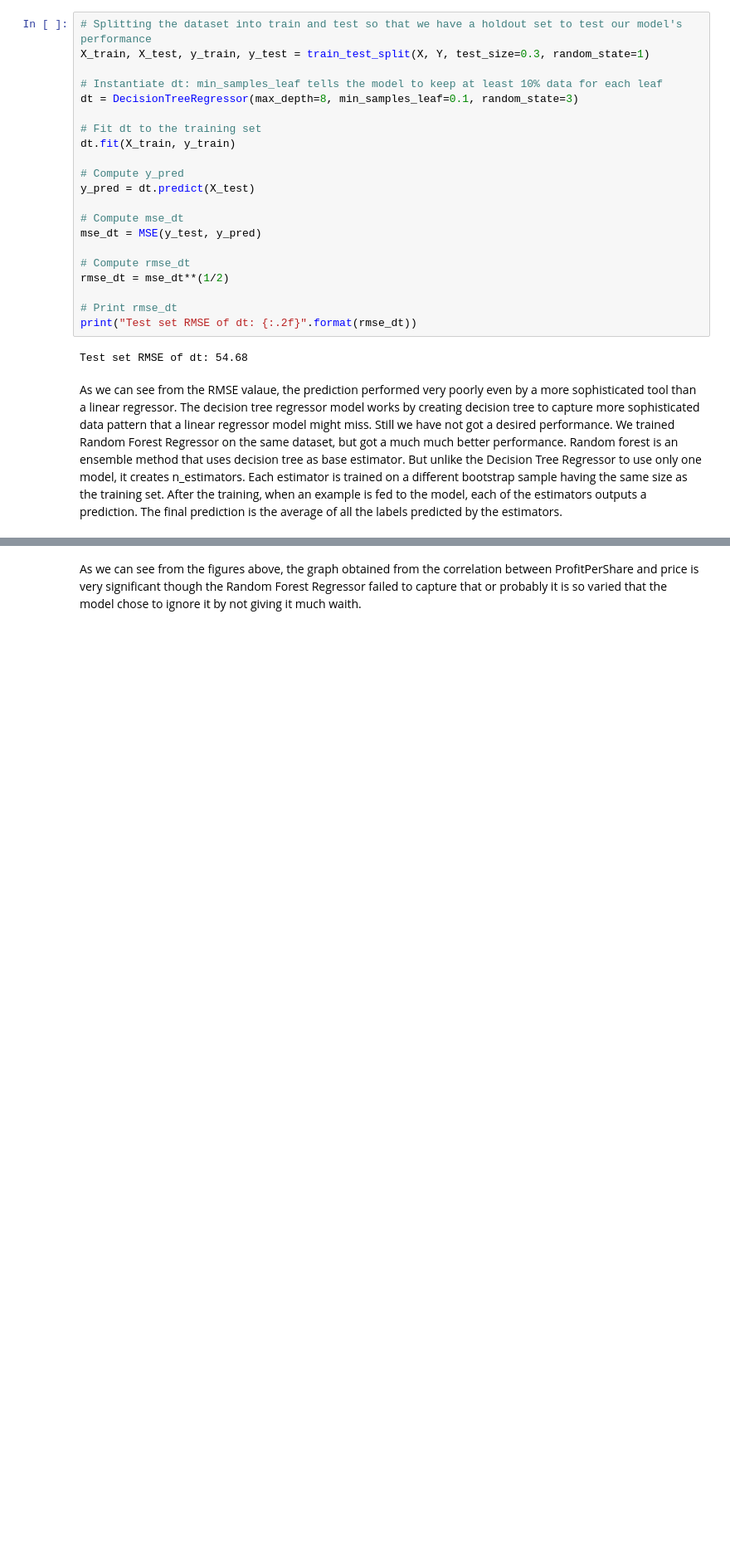
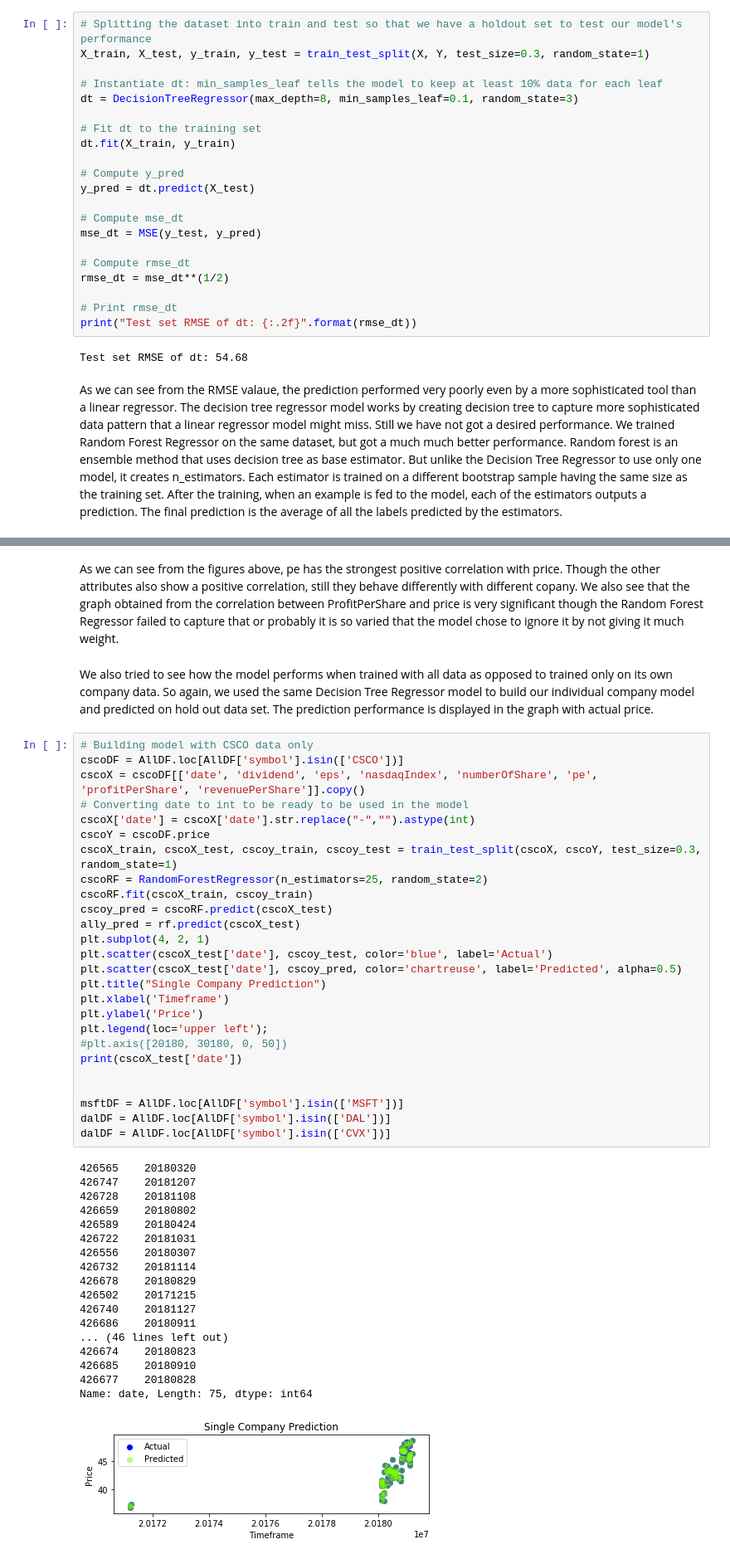
Before and after one commit to breindy/SafeTrade, a Jupyter notebook: PredictionModel/FinalReport.ipynb, the cells around one changed output, grey strips where cells are left out. Shown at 83% size. Drawn from its saved outputs; the diff is of its cells as text; blank space fills up the shorter version.

```diff
--- a/PredictionModel/FinalReport.ipynb
+++ b/PredictionModel/FinalReport.ipynb
@@ -218,5 +233,52 @@ Populating the interactive namespace from numpy and matplotlib
 # %% [markdown]
-As we can see from the figures above, the graph obtained from the correlation between ProfitPerShare and price is very significant though the Random Forest Regressor failed to capture that or probably it is so varied that the model chose to ignore it by not giving it much waith.
+As we can see from the figures above, pe has the strongest positive correlation with price. Though the other attributes also show a positive correlation, still they behave differently with different copany. We also see that the graph obtained from the correlation between ProfitPerShare and price is very significant though the Random Forest Regressor failed to capture that or probably it is so varied that the model chose to ignore it by not giving it much weight.
+# %% [markdown]
+We also tried to see how the model performs when trained with all data as opposed to trained only on its own company data. So again, we used the same Decision Tree Regressor model to build our individual company model and predicted on hold out data set. The prediction performance is displayed in the graph with actual price.
+# %%
+# Building model with CSCO data only
+cscoDF = AllDF.loc[AllDF['symbol'].isin(['CSCO'])]
+cscoX = cscoDF[['date', 'dividend', 'eps', 'nasdaqIndex', 'numberOfShare', 'pe', 'profitPerShare', 'revenuePerShare']].copy()
+# Converting date to int to be ready to be used in the model
+cscoX['date'] = cscoX['date'].str.replace("-","").astype(int)
+cscoY = cscoDF.price
+cscoX_train, cscoX_test, cscoy_train, cscoy_test = train_test_split(cscoX, cscoY, test_size=0.3, random_state=1)
+cscoRF = RandomForestRegressor(n_estimators=25, random_state=2)
+cscoRF.fit(cscoX_train, cscoy_train)
+cscoy_pred = cscoRF.predict(cscoX_test)
+ally_pred = rf.predict(cscoX_test)
+plt.subplot(4, 2, 1)
+plt.scatter(cscoX_test['date'], cscoy_test, color='blue', label='Actual')
+plt.scatter(cscoX_test['date'], cscoy_pred, color='chartreuse', label='Predicted', alpha=0.5)
+plt.title("Single Company Prediction")
+plt.xlabel('Timeframe')
+plt.ylabel('Price')
+plt.legend(loc='upper left');
+#plt.axis([20180, 30180, 0, 50])
+print(cscoX_test['date'])
+
+
+msftDF = AllDF.loc[AllDF['symbol'].isin(['MSFT'])]
+dalDF = AllDF.loc[AllDF['symbol'].isin(['DAL'])]
+dalDF = AllDF.loc[AllDF['symbol'].isin(['CVX'])]
+# %% [output]
+426565    20180320
+426747    20181207
+426728    20181108
+426659    20180802
+426589    20180424
+426722    20181031
+426556    20180307
+426732    20181114
+426678    20180829
+426502    20171215
+426740    20181127
+426686    20180911
+... (46 lines left out)
+426674    20180823
+426685    20180910
+426677    20180828
+Name: date, Length: 75, dtype: int64
+[figure, added]
 # %%
 ### R-Squared for Linear Regression; to check the model performance statistically
 from sklearn.model_selection import cross_val_score
```
Also changed, not shown: parts of 7 cells of this notebook.
